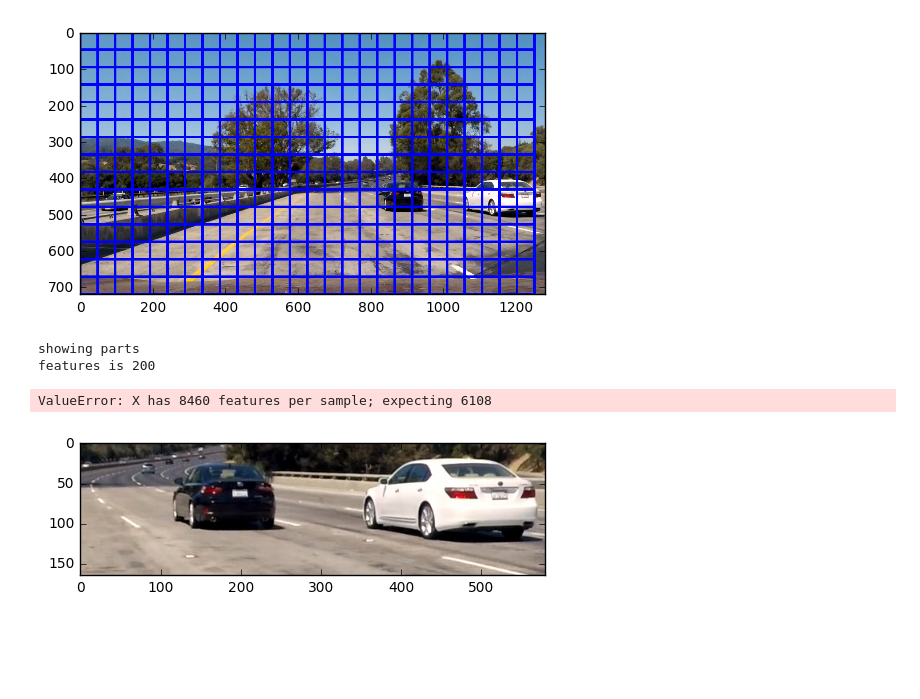
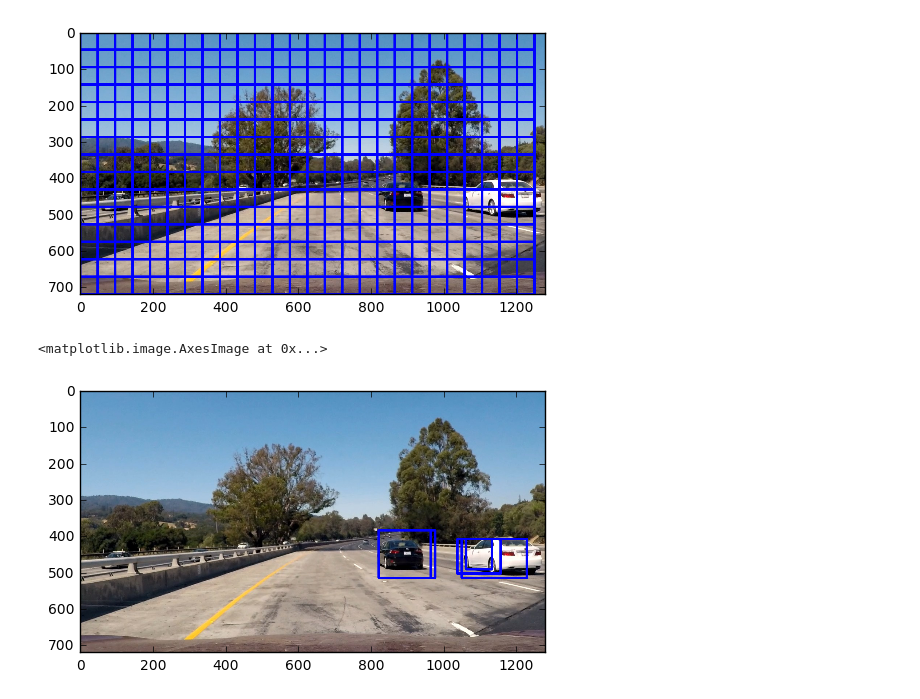
Before and after one commit to sunilp/CarND-Vehicle-Detection-P5, a Jupyter notebook: vehicle-detection.ipynb, the cells around one changed output. Saved outputs shown, nothing was run; the diff lists cells and outputs as text; code cells hidden in the pictures; blank space fills up the shorter version.

```diff
--- a/vehicle-detection.ipynb
+++ b/vehicle-detection.ipynb
@@ -46,7 +46,7 @@ def get_hog_features(img, orient, pix_per_cell, cell_per_block, vis=False, featu
 example_gray = cv2.cvtColor(example_car_img, cv2.COLOR_BGR2GRAY)
 
 # Define HOG parameters
-color_space = 'HSV' # Can be RGB, HSV, LUV, HLS, YUV, YCrCb
+color_space = 'RGB' # Can be RGB, HSV, LUV, HLS, YUV, YCrCb
 orient = 9  # HOG orientations
 pix_per_cell = 8 # HOG pixels per cell
 cell_per_block = 2 # HOG cells per block
@@ -60,7 +60,6 @@ orientations = 9  # HOG orientations
 pixels_per_cell = 8 # HOG pixels per cell
 hog_channel = 'ALL' # Can be 0, 1, 2, or "ALL"
 spatial_size = (16, 16) # Spatial binning dimensions
-hist_bins = 16    # Number of histogram bins
 cells_per_block = 2 # HOG cells per block
 
 
@@ -313,7 +338,7 @@ def slide_window(img, x_start_stop=[None, None], y_start_stop=[None, None],
 
 def single_img_features(img, color_space='RGB', spatial_size=(32, 32),
                         hist_bins=32, orient=9,
-                        pix_per_cell=8, cell_per_block=2, hog_channel=0,
+                        pix_per_cell=8, cell_per_block=2, hog_channel="ALL",
                         spatial_feat=True, hist_feat=True, hog_feat=True):
     #1) Define an empty list to receive features
     img_features = []
@@ -373,12 +398,7 @@ def search_windows(img, windows, clf, scaler, color_space='RGB',
         #3) Extract the test window from original image
         test_img = cv2.resize(img[window[0][1]:window[1][1], window[0][0]:window[1][0]], (64, 64))
         #4) Extract features for that window using single_img_features()
-        features = single_img_features(test_img, color_space=color_space,
-                            spatial_size=spatial_size, hist_bins=hist_bins,
-                            orient=orient, pix_per_cell=pix_per_cell,
-                            cell_per_block=cell_per_block,
-                            hog_channel=hog_channel, spatial_feat=spatial_feat,
-                            hist_feat=hist_feat, hog_feat=hog_feat)
+        features = single_img_features(test_img,  spatial_feat=True, hist_feat=True, color_space='HSV')
         #5) Scale extracted features to be fed to classifier
         test_features = scaler.transform(np.array(features).reshape(1, -1))
         #6) Predict using your classifier
@@ -562,10 +598,8 @@ class CarTrackingPipeline():
 # %%
-
-tracker = CarTrackingPipeline(sample_image=box_image, classifier=svc)
-#tracker.process_frame(box_image)
-plt.imshow(tracker.process_frame(box_image))
+carTracker = CarTrackingPipeline(classifier=svc)
+#carTracker.process_frame(box_image)
+fnImage = carTracker.process_frame(box_image)
+plt.imshow(fnImage)
 # %% [output]
-showing parts
-features is 200
+<matplotlib.image.AxesImage at 0x...>
-ValueError: X has 8460 features per sample; expecting 6108
-[figure, old version]
+[figure, new version]
```
Also changed, not shown: parts of 11 cells of this notebook, 9 other files.
